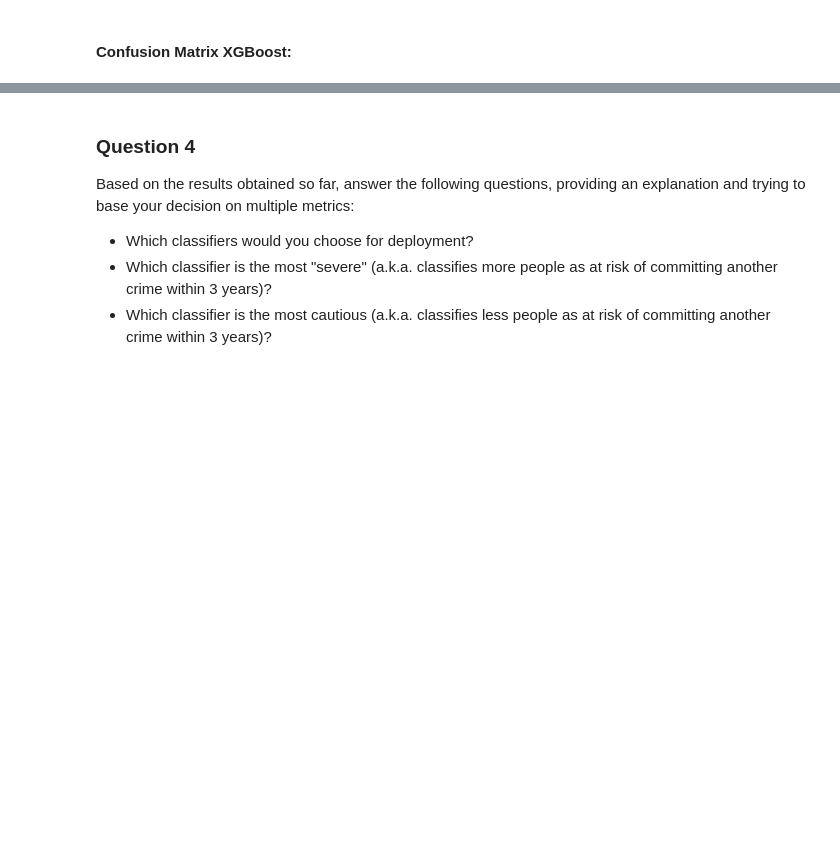
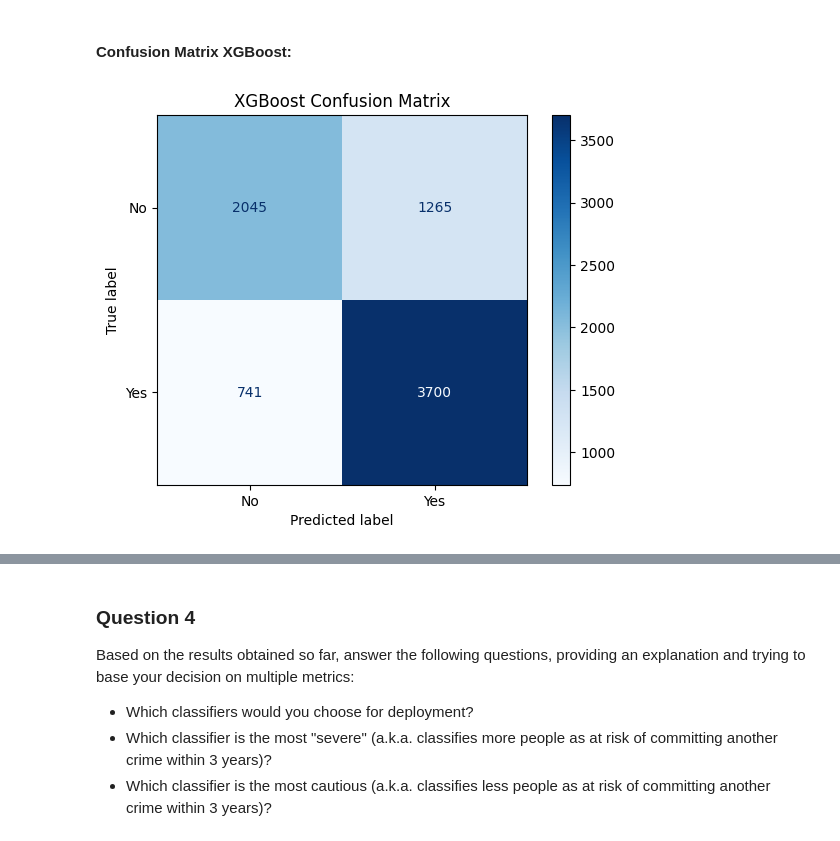
Before and after one commit to lunamgulec/DSCI430-assign3, a Jupyter notebook: module3-assignment.ipynb, the cells around one changed output, grey strips where cells are left out. Saved outputs shown, nothing was run; the diff lists cells and outputs as text; code cells hidden in the pictures; blank space fills up the shorter version.

```diff
--- a/module3-assignment.ipynb
+++ b/module3-assignment.ipynb
@@ -267,5 +457,19 @@ classified_metric_dt.binary_confusion_matrix(privileged=None)
 #### Confusion Matrix XGBoost:
 # %%
 # Use confusion_matrix to plot your result here
+
+y_pred_xgb_numeric = xgboost_model.predict(X_test)
+
+# convert numeric predictions back to strings to match y_test
+reverse_label_map = {0: "No", 1: "Yes"}
+y_pred_xgb_strings = pd.Series(y_pred_xgb_numeric.astype(int)).map(reverse_label_map)
+
+cm_xgb = confusion_matrix(y_test, y_pred_xgb_strings, labels=["No", "Yes"])
+disp_xgb = ConfusionMatrixDisplay(confusion_matrix=cm_xgb, display_labels=["No", "Yes"])
+disp_xgb.plot(cmap='Blues')
+plt.title('XGBoost Confusion Matrix')
+plt.show()
+# %% [output]
+[figure, added]
 # %%
 classified_metric_xgb.binary_confusion_matrix(privileged=None)
```
Also changed, not shown: parts of 58 cells of this notebook, 1 other file.
